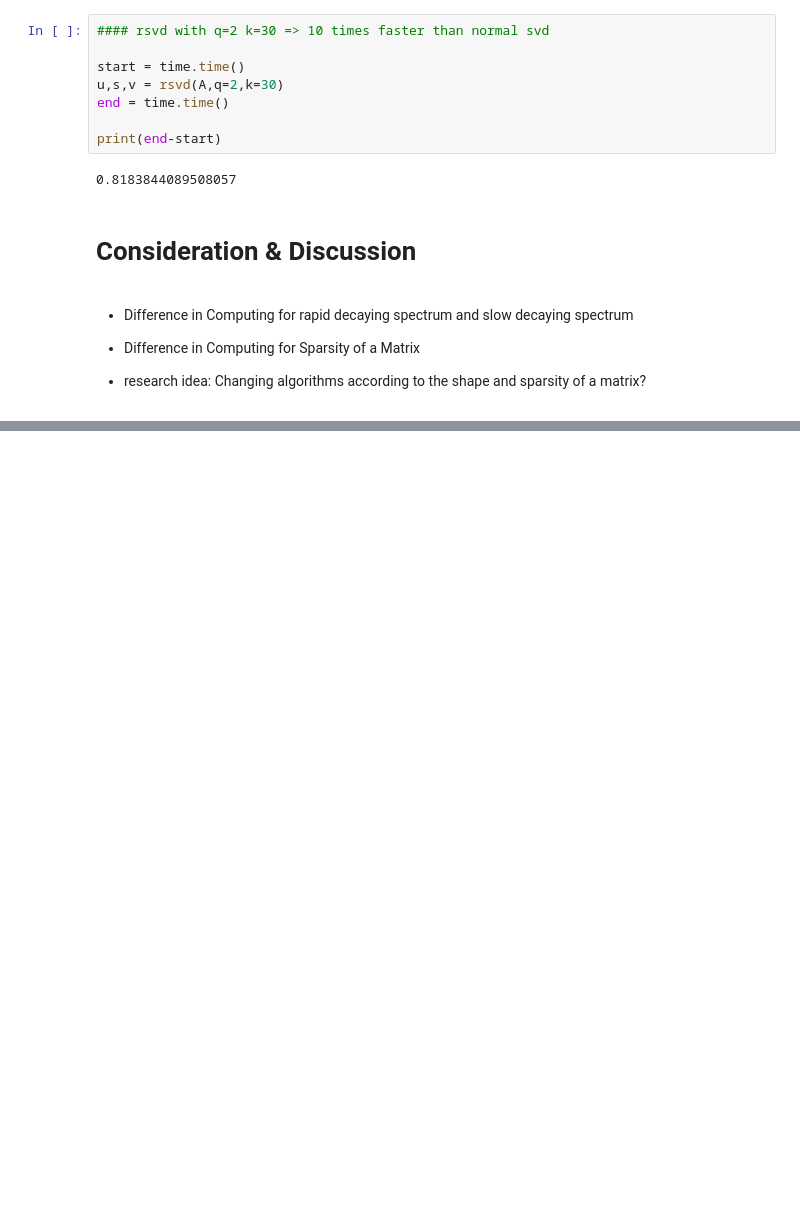
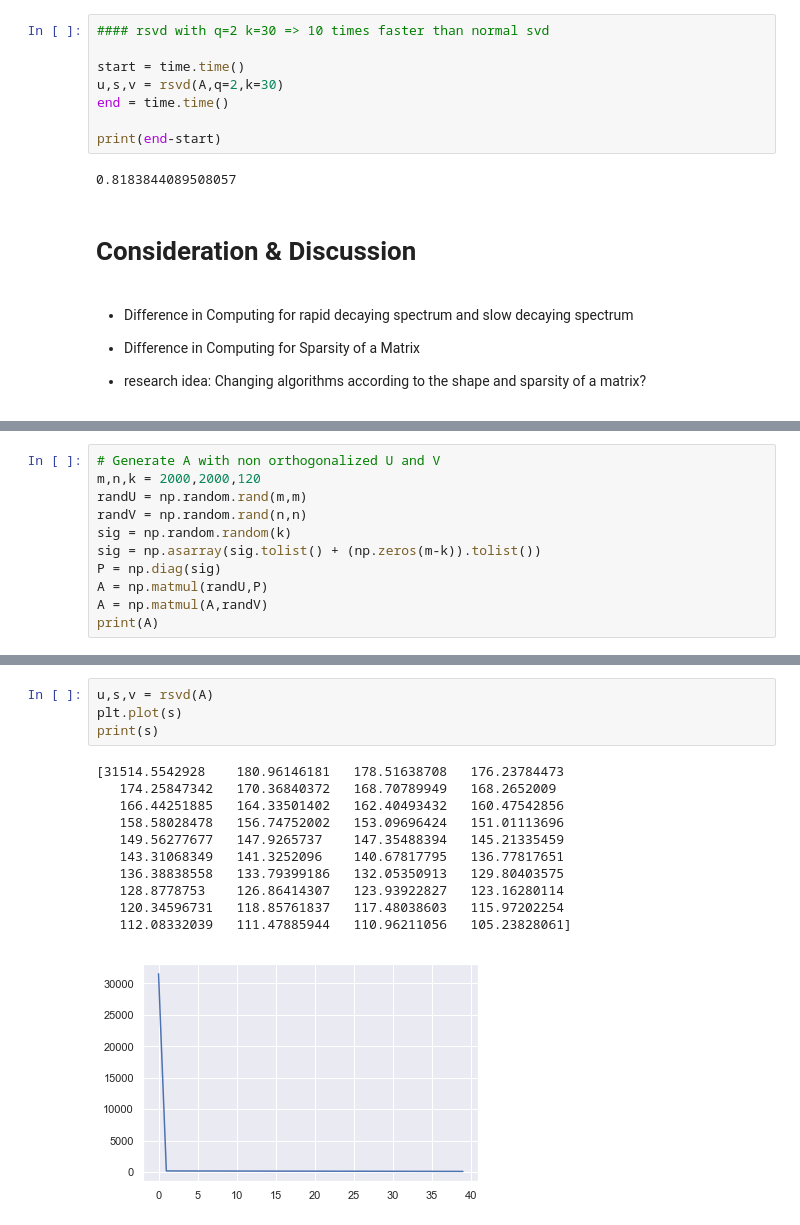
Before and after one commit to seho0808/randomizedSVD, a Jupyter notebook: rsvd in python.ipynb, the cells around one changed output, grey strips where cells are left out. Saved outputs shown, nothing was run; the diff lists cells and outputs as text; blank space fills up the shorter version.

```diff
--- a/rsvd in python.ipynb
+++ b/rsvd in python.ipynb
@@ -256,0 +284,11 @@ print(end-start)
+# %%
+# Generate A with non orthogonalized U and V
+m,n,k = 2000,2000,120
+randU = np.random.rand(m,m)
+randV = np.random.rand(n,n)
+sig = np.random.random(k)
+sig = np.asarray(sig.tolist() + (np.zeros(m-k)).tolist())
+P = np.diag(sig)
+A = np.matmul(randU,P)
+A = np.matmul(A,randV)
+print(A)
@@ -256,0 +309,16 @@ print(end-start)
+# %%
+u,s,v = rsvd(A)
+plt.plot(s)
+print(s)
+# %% [output]
+[31514.5542928    180.96146181   178.51638708   176.23784473
+   174.25847342   170.36840372   168.70789949   168.2652009
+   166.44251885   164.33501402   162.40493432   160.47542856
+   158.58028478   156.74752002   153.09696424   151.01113696
+   149.56277677   147.9265737    147.35488394   145.21335459
+   143.31068349   141.3252096    140.67817795   136.77817651
+   136.38838558   133.79399186   132.05350913   129.80403575
+   128.8778753    126.86414307   123.93922827   123.16280114
+   120.34596731   118.85761837   117.48038603   115.97202254
+   112.08332039   111.47885944   110.96211056   105.23828061]
+[figure, added]
```
Also changed, not shown: parts of 12 cells of this notebook.
